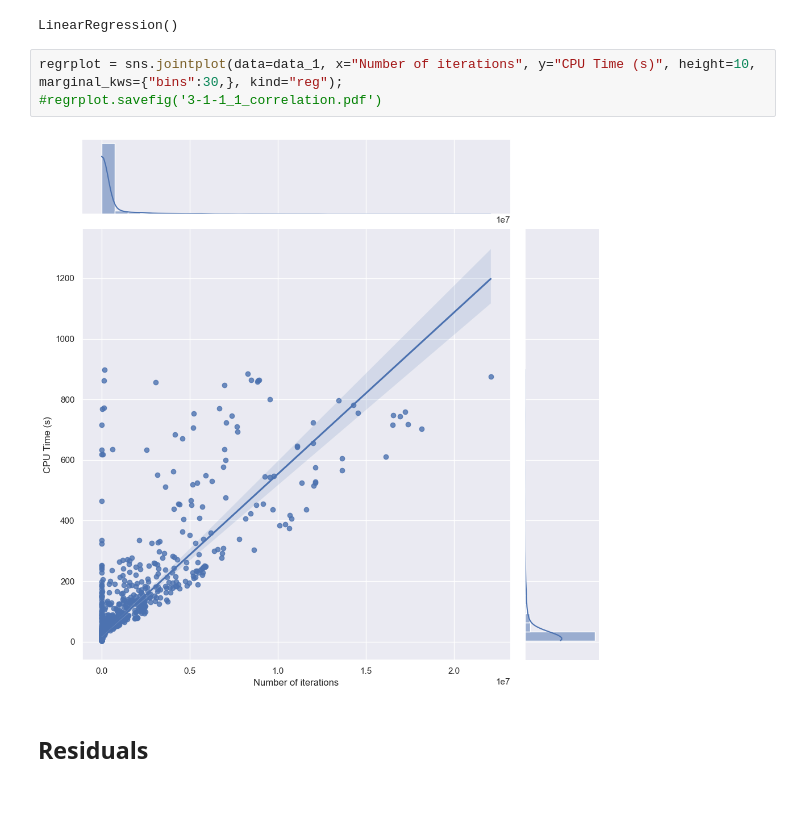
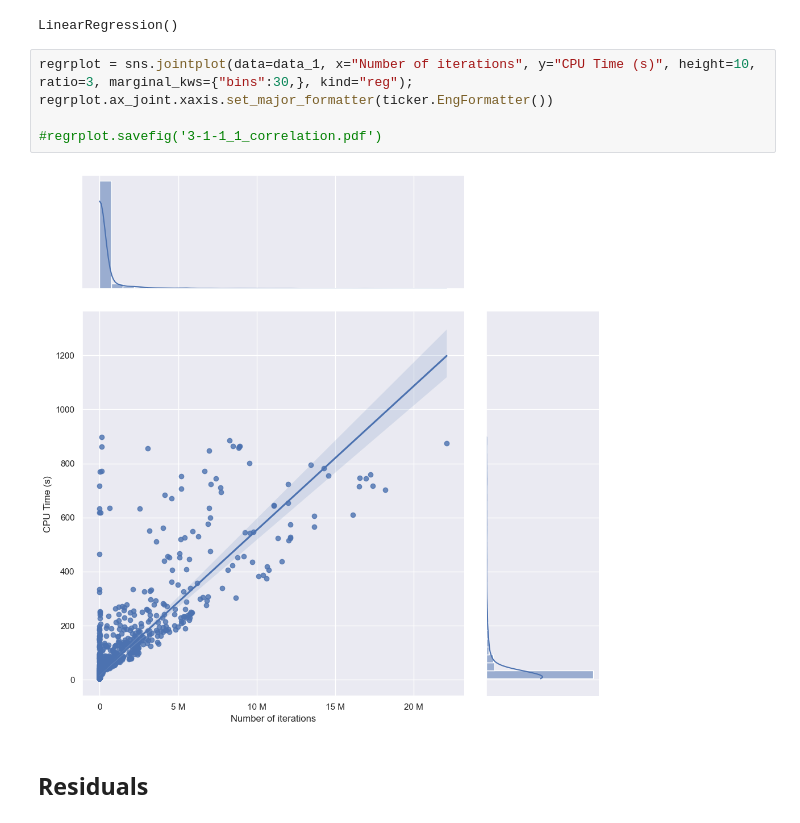
Before and after one commit to amp-man/bachelors-thesis_cpachecker, a Jupyter notebook: 3-1-1_regression/3-1-1_regression.ipynb, the cells around one changed output. Cells and saved outputs as stored; diff of their text form.

```diff
--- a/3-1-1_regression/3-1-1_regression.ipynb
+++ b/3-1-1_regression/3-1-1_regression.ipynb
@@ -48,10 +49,12 @@ LR.fit(x_sr.values.reshape(-1,1),y_sr.values)
 # %% [output]
 LinearRegression()
 # %%
-regrplot = sns.jointplot(data=data_1, x="Number of iterations", y="CPU Time (s)", height=10, marginal_kws={"bins":30,}, kind="reg");
+regrplot = sns.jointplot(data=data_1, x="Number of iterations", y="CPU Time (s)", height=10, ratio=3, marginal_kws={"bins":30,}, kind="reg");
+regrplot.ax_joint.xaxis.set_major_formatter(ticker.EngFormatter())
+
 #regrplot.savefig('3-1-1_1_correlation.pdf')
 # %% [output]
-[figure, old version]
+[figure, new version]
 # %% [markdown]
 ## Residuals
 # %%
```
Also changed, not shown: parts of 2 cells of this notebook, 4 other files.
